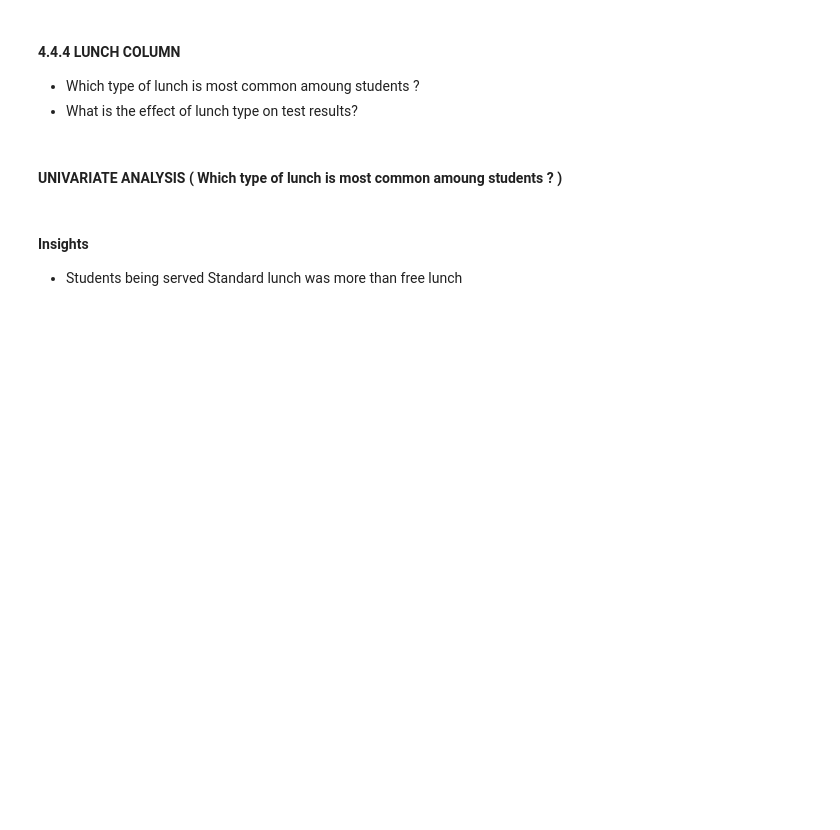
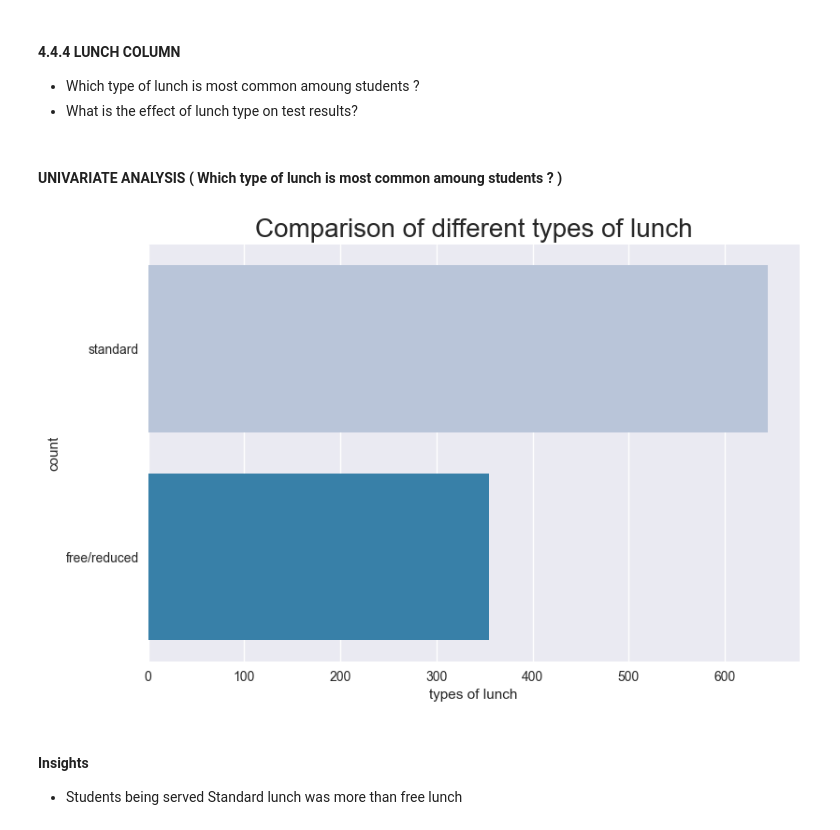
Before and after one commit to Om700-create/student-project, a Jupyter notebook: notebook/1 . EDA STUDENT PERFORMANCE .ipynb, the cells around one changed output. Cells and saved outputs as stored; diff of their text form; code cells hidden in the pictures; blank space fills up the shorter version.

```diff
--- a/notebook/1 . EDA STUDENT PERFORMANCE .ipynb
+++ b/notebook/1 . EDA STUDENT PERFORMANCE .ipynb
@@ -553,12 +559,14 @@ plt.show()
 #### UNIVARIATE ANALYSIS ( Which type of lunch is most common amoung students ? )
 # %%
 plt.rcParams['figure.figsize'] = (15, 9)
-plt.style.use('seaborn-talk')
+plt.style.use("seaborn-v0_8")
 sns.countplot(df['lunch'], palette = 'PuBu')
 plt.title('Comparison of different types of lunch', fontweight = 30, fontsize = 20)
 plt.xlabel('types of lunch')
 plt.ylabel('count')
 plt.show()
+# %% [output]
+[figure, added]
 # %% [markdown]
 #### Insights
 - Students being served Standard lunch was more than free lunch
```
Also changed, not shown: parts of 19 cells of this notebook.
